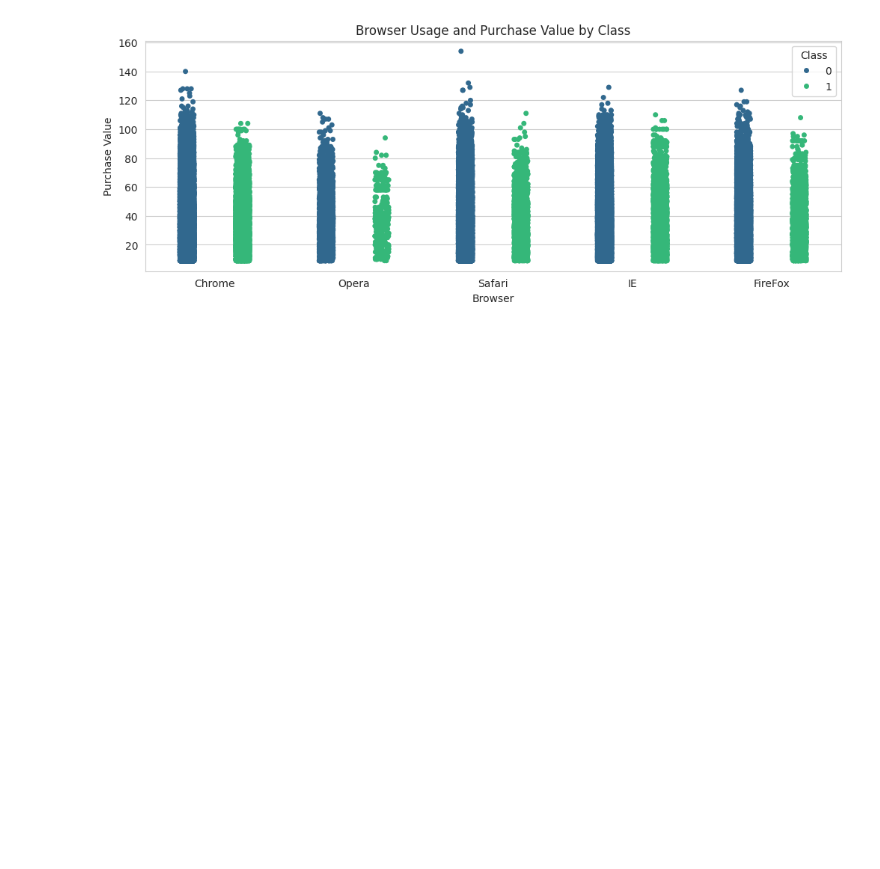
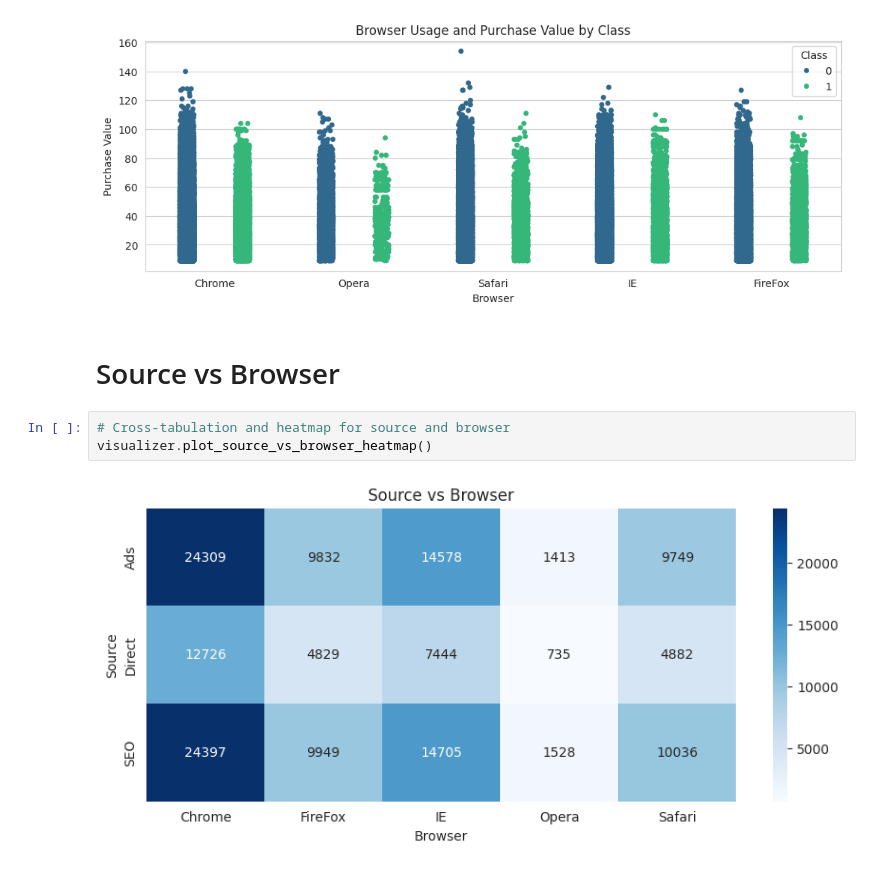
Before and after one commit to nebiyu-getachew/Fraud-Detection, a Jupyter notebook: notebooks/task_1.ipynb, the cells around one changed output. Drawn from its saved outputs; the diff is of its cells as text; blank space fills up the shorter version.

Commit message:
Source vs Browser

```diff
--- a/notebooks/task_1.ipynb
+++ b/notebooks/task_1.ipynb
@@ -273,3 +273,10 @@ visualizer.plot_distribution_by_class()
 visualizer.plot_browser_usage()
 # %% [output]
 [figure]
+# %% [markdown]
+# Source vs Browser
+# %%
+# Cross-tabulation and heatmap for source and browser
+visualizer.plot_source_vs_browser_heatmap()
+# %% [output]
+[figure, added]
```
